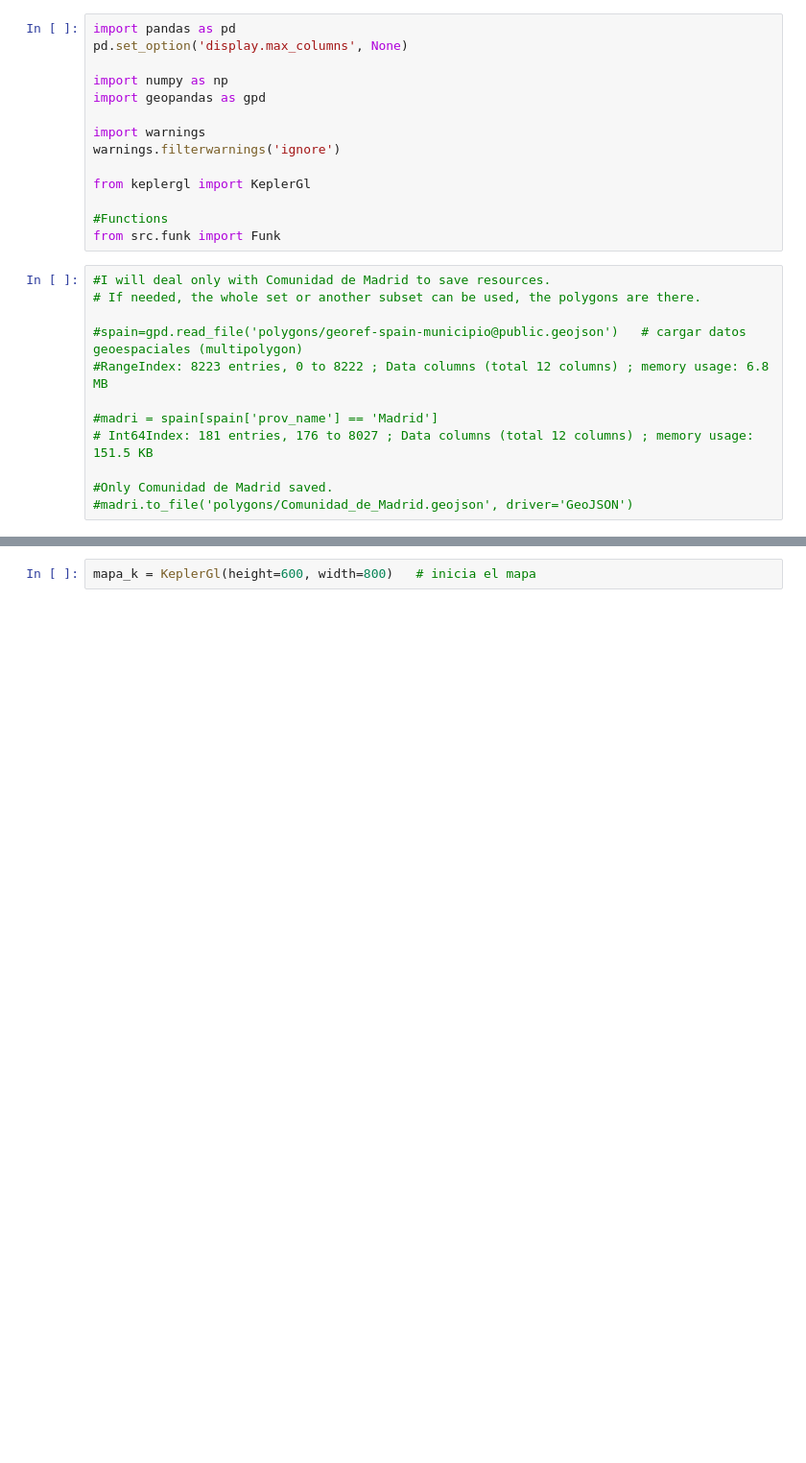
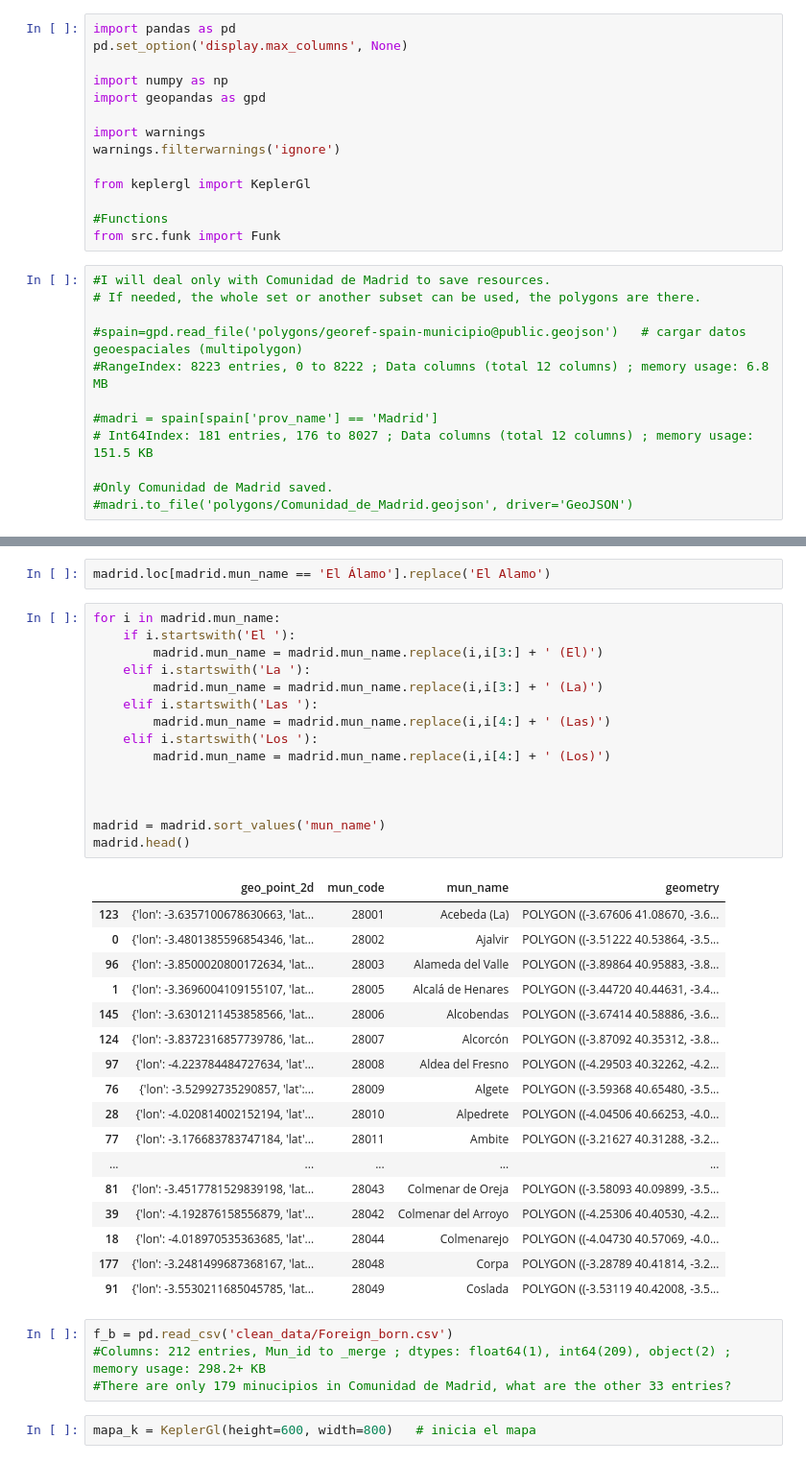
Before and after one commit to santiagofp9/Pueblos_trasnacionales, a Jupyter notebook: Hygiene_geo.ipynb, the cells around one changed output, grey strips where cells are left out. Shown: that part at 96% size. Saved outputs shown, nothing was run; the diff lists cells and outputs as text; blank space fills up the shorter version.

Commit message:
geojason limpio y ready to merge

```diff
--- a/Hygiene_geo.ipynb
+++ b/Hygiene_geo.ipynb
@@ -62,3 +54,42 @@ madrid.head()
+# %%
+madrid.loc[madrid.mun_name == 'El Álamo'].replace('El Alamo')
+# %%
+for i in madrid.mun_name:
+    if i.startswith('El '):
+        madrid.mun_name = madrid.mun_name.replace(i,i[3:] + ' (El)')
+    elif i.startswith('La '):
+        madrid.mun_name = madrid.mun_name.replace(i,i[3:] + ' (La)')
+    elif i.startswith('Las '):
+        madrid.mun_name = madrid.mun_name.replace(i,i[4:] + ' (Las)')
+    elif i.startswith('Los '):
+        madrid.mun_name = madrid.mun_name.replace(i,i[4:] + ' (Los)')
+
+
+
+madrid = madrid.sort_values('mun_name')
+madrid.head()
+# %% [output]
+|  | geo_point_2d | mun_code | mun_name | geometry |
+| 123 | {'lon': -3.6357100678630663, 'lat... | 28001 | Acebeda (La) | POLYGON ((-3.67606 41.08670, -3.6... |
+| 0 | {'lon': -3.4801385596854346, 'lat... | 28002 | Ajalvir | POLYGON ((-3.51222 40.53864, -3.5... |
+| 96 | {'lon': -3.8500020800172634, 'lat... | 28003 | Alameda del Valle | POLYGON ((-3.89864 40.95883, -3.8... |
+| 1 | {'lon': -3.3696004109155107, 'lat... | 28005 | Alcalá de Henares | POLYGON ((-3.44720 40.44631, -3.4... |
+| 145 | {'lon': -3.6301211453858566, 'lat... | 28006 | Alcobendas | POLYGON ((-3.67414 40.58886, -3.6... |
+| 124 | {'lon': -3.8372316857739786, 'lat... | 28007 | Alcorcón | POLYGON ((-3.87092 40.35312, -3.8... |
+| 97 | {'lon': -4.223784484727634, 'lat'... | 28008 | Aldea del Fresno | POLYGON ((-4.29503 40.32262, -4.2... |
+| 76 | {'lon': -3.52992735290857, 'lat':... | 28009 | Algete | POLYGON ((-3.59368 40.65480, -3.5... |
+| 28 | {'lon': -4.020814002152194, 'lat'... | 28010 | Alpedrete | POLYGON ((-4.04506 40.66253, -4.0... |
+| 77 | {'lon': -3.176683783747184, 'lat'... | 28011 | Ambite | POLYGON ((-3.21627 40.31288, -3.2... |
+| ... | ... | ... | ... | ... |
+| 81 | {'lon': -3.4517781529839198, 'lat... | 28043 | Colmenar de Oreja | POLYGON ((-3.58093 40.09899, -3.5... |
+| 39 | {'lon': -4.192876158556879, 'lat'... | 28042 | Colmenar del Arroyo | POLYGON ((-4.25306 40.40530, -4.2... |
+| 18 | {'lon': -4.018970535363685, 'lat'... | 28044 | Colmenarejo | POLYGON ((-4.04730 40.57069, -4.0... |
+| 177 | {'lon': -3.2481499687368167, 'lat... | 28048 | Corpa | POLYGON ((-3.28789 40.41814, -3.2... |
+| 91 | {'lon': -3.5530211685045785, 'lat... | 28049 | Coslada | POLYGON ((-3.53119 40.42008, -3.5... |
+# %%
+f_b = pd.read_csv('clean_data/Foreign_born.csv')
+#Columns: 212 entries, Mun_id to _merge ; dtypes: float64(1), int64(209), object(2) ; memory usage: 298.2+ KB
+#There are only 179 minucipios in Comunidad de Madrid, what are the other 33 entries?
 # %%
 mapa_k = KeplerGl(height=600, width=800)   # inicia el mapa
 # %% [output]
```
Also changed, not shown: parts of 9 cells of this notebook, 1 other file.
